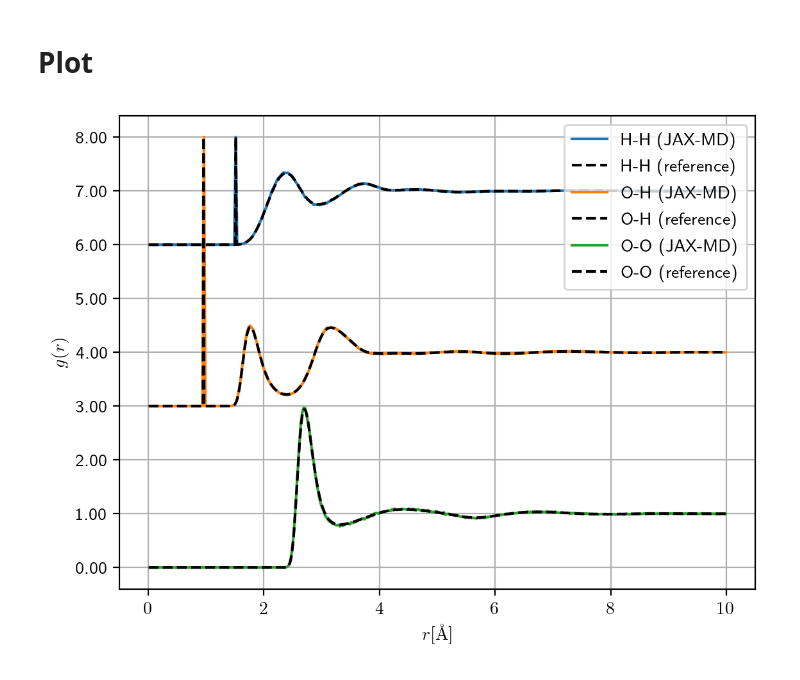
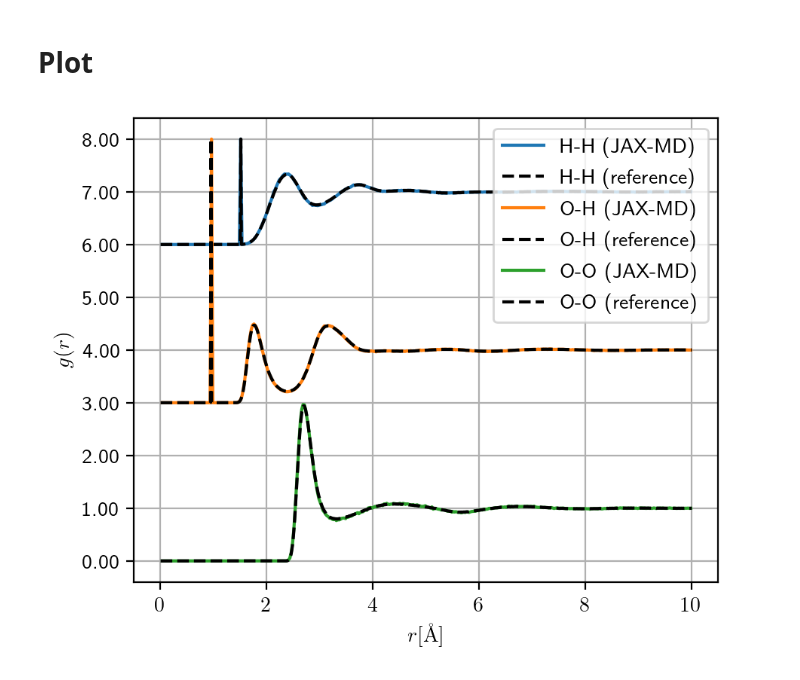
Before and after one commit to florian-n/idp-public, a Jupyter notebook: notebooks/rdf_jaxmd_vs_reference.ipynb, the cells around one changed output. Cells and saved outputs as stored; diff of their text form; code cells hidden in the pictures.

```diff
--- a/notebooks/rdf_jaxmd_vs_reference.ipynb
+++ b/notebooks/rdf_jaxmd_vs_reference.ipynb
@@ -72,25 +72,27 @@ oh_reference = pd.read_csv("../data/veronika_daten/piko_TIP3P_rigid_OH_1.dat", d
 # %%
 fig, ax = plt.subplots()
 ax.yaxis.set_major_formatter(FormatStrFormatter('%.2f'))
+fig.set_size_inches(5, 4)
 
 plt.plot(rdf_hh_x, np.clip(rdf_hh_y, 0, 2) + 6, label="H-H (JAX-MD)")
 plt.plot(hh_reference["r"], np.clip(hh_reference["g_r"], 0, 2) + 6, label="H-H (reference)", linestyle="dashed", c="black")
 
 
 plt.plot(rdf_ho_x, np.clip(rdf_ho_y, 0, 5) + 3, label="O-H (JAX-MD)")
 plt.plot(oh_reference["r"], np.clip(oh_reference["g_r"], 0, 5) + 3, label="O-H (reference)", linestyle="dashed", c="black")
 
 
 plt.plot(rdf_oo_x, np.clip(rdf_oo_y, 0, 8) + 0, label="O-O (JAX-MD)")
 plt.plot(oo_reference["r"], np.clip(oo_reference["g_r"], 0, 8), label="O-O (reference)", linestyle="dashed", c="black")
 
 
 plt.legend(loc="upper right")
 plt.grid()
 
 ax.set_xlabel("$r [\\unit{\\angstrom}]$")
 ax.set_ylabel("$g(r)$")
 
+plt.savefig("../plots/rdf.svg")
 plt.show()
 # %% [output]
-[figure, old version]
+[figure, new version]
```
Also changed, not shown: 10 other files.
